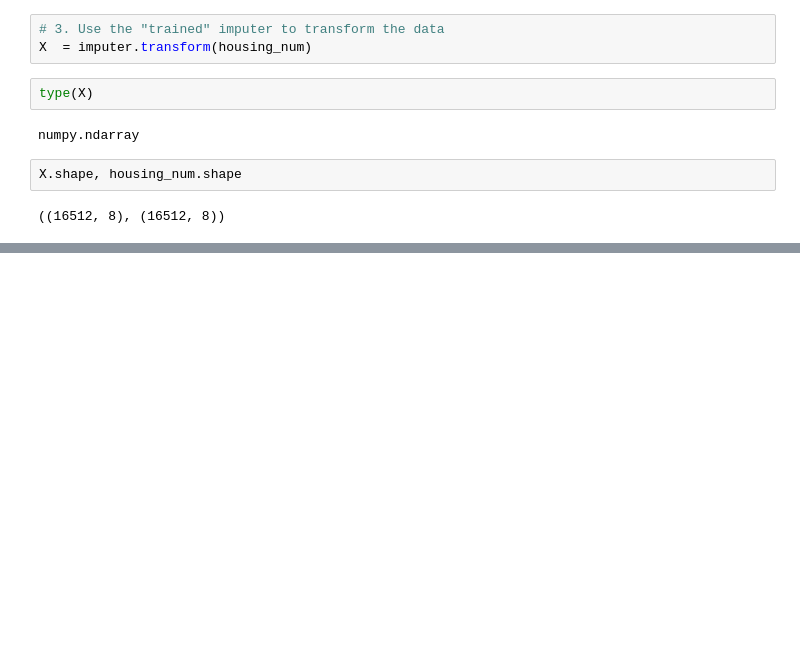
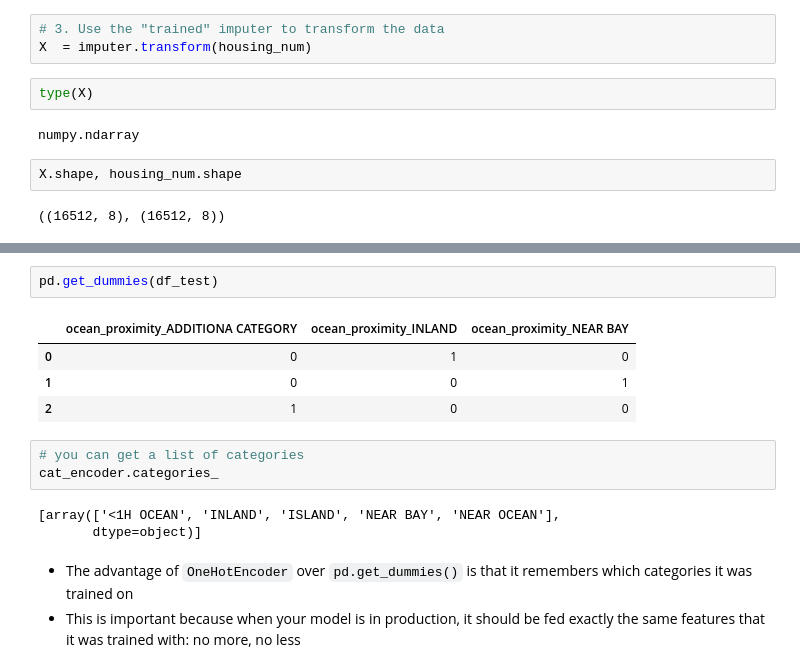
Before and after one commit to PaulToronto/Hands-on-Maching-Learning-Book, a Jupyter notebook: 2_End_to_End_Machine_Learning_Project.ipynb, the cells around one changed output, grey strips where cells are left out. Drawn from its saved outputs; the diff is of its cells as text; blank space fills up the shorter version.

```diff
--- a/2_End_to_End_Machine_Learning_Project.ipynb
+++ b/2_End_to_End_Machine_Learning_Project.ipynb
@@ -685,0 +774,16 @@ X.shape, housing_num.shape
+# %%
+pd.get_dummies(df_test)
+# %% [output]
+|  | ocean_proximity_ADDITIONA CATEGORY | ocean_proximity_INLAND | ocean_proximity_NEAR BAY |
+| 0 | 0 | 1 | 0 |
+| 1 | 0 | 0 | 1 |
+| 2 | 1 | 0 | 0 |
+# %%
+# you can get a list of categories
+cat_encoder.categories_
+# %% [output]
+[array(['<1H OCEAN', 'INLAND', 'ISLAND', 'NEAR BAY', 'NEAR OCEAN'],
+       dtype=object)]
+# %% [markdown]
+- The advantage of `OneHotEncoder` over `pd.get_dummies()` is that it remembers which categories it was trained on
+- This is important because when your model is in production, it should be fed exactly the same features that it was trained with: no more, no less
```
Also changed, not shown: parts of 27 cells of this notebook.
